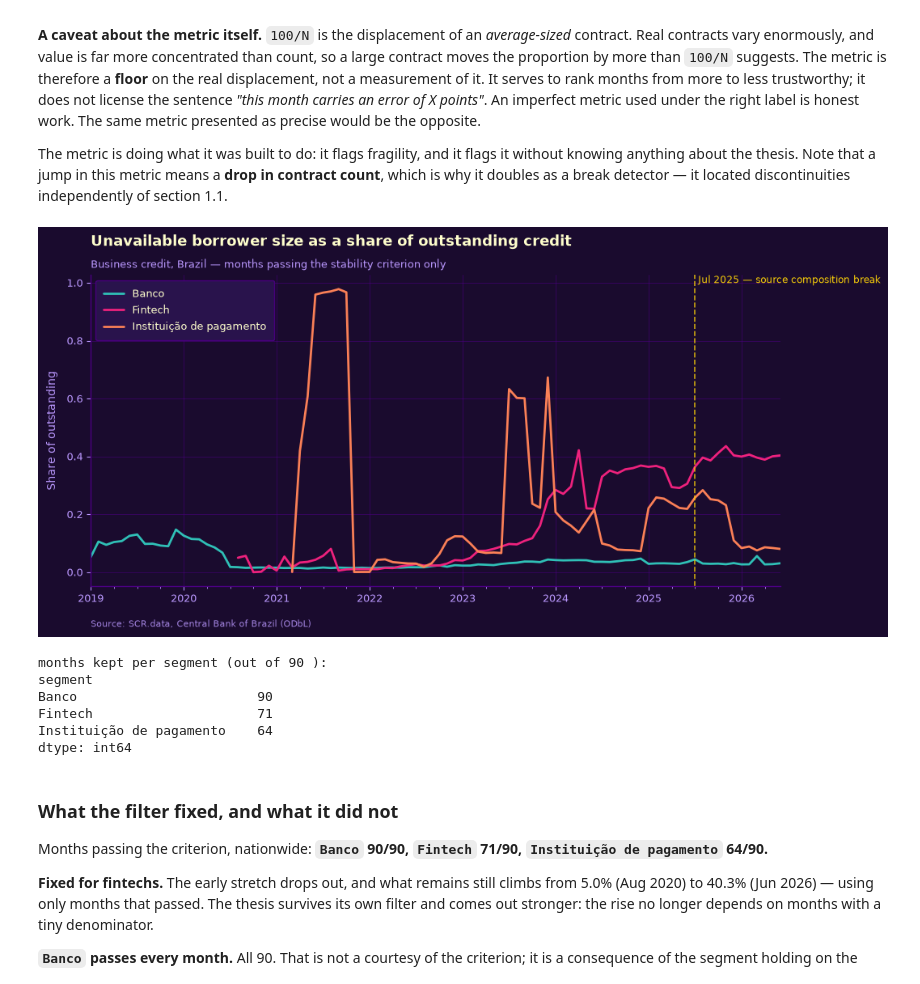
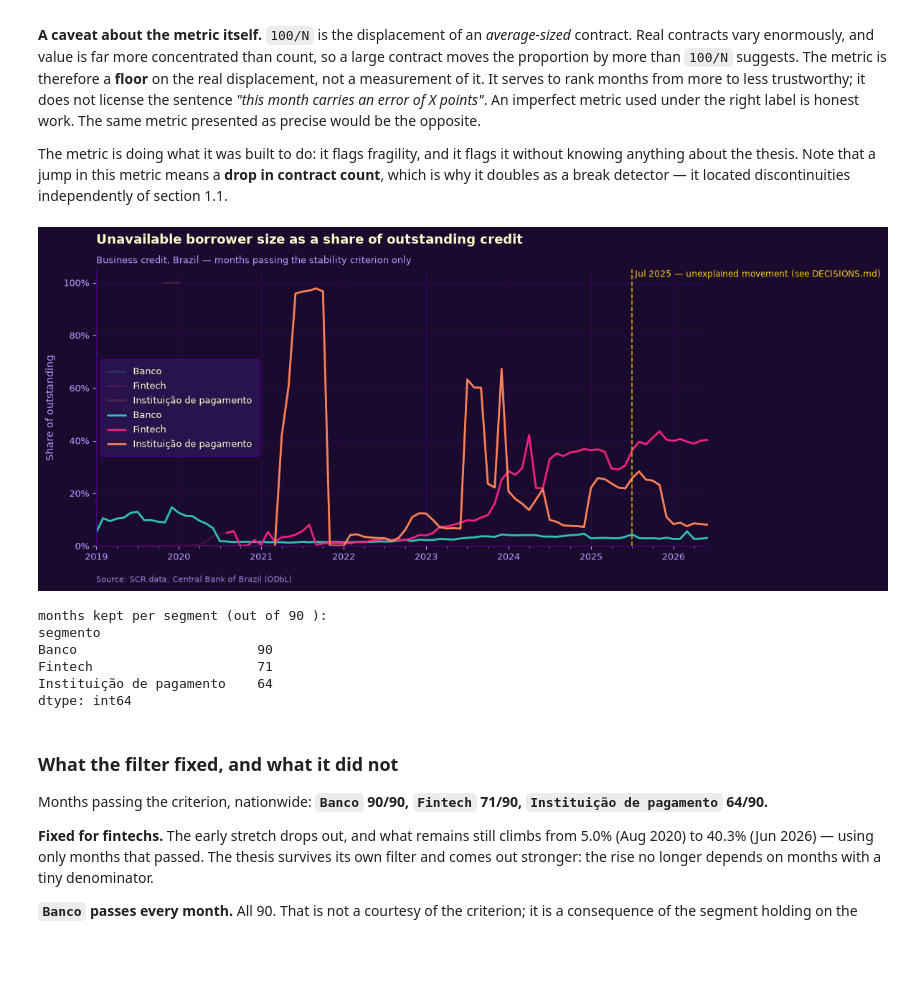
Before and after one commit to msitta/creditlens, a Jupyter notebook: notebooks/01_unavailable_size.ipynb, the cells around one changed output. Saved outputs shown, nothing was run; the diff lists cells and outputs as text; code cells hidden in the pictures; blank space fills up the shorter version.

```diff
--- a/notebooks/01_unavailable_size.ipynb
+++ b/notebooks/01_unavailable_size.ipynb
@@ -344,26 +335,36 @@ the wider test on the list anyway — one month is one month.
 The raw chart first, with everything in it. It shows both the finding and the
 problem.
 # %%
-base = df[df['segment'].isin(STUDIED)]
+base = df[df['segmento'].isin(STUDIED)]
 
 # Denominator: all active credit per month and segment.
-total = base.groupby(['month', 'segment'], observed=True)['outstanding'].sum()
+total = base.groupby(['data_base', 'segmento'], observed=True)[
+    'carteira_ativa'].sum()
 
 # Numerator: the slice with no reported borrower size.
 # reindex + fill_value=0 matters: a month with no such credit is a true zero,
 # not a gap. Without it the line breaks and reads as missing data.
-unavailable = (base[base['size_unavailable']]
-               .groupby(['month', 'segment'], observed=True)['outstanding'].sum()
+unavailable = (base[base['porte_indisponivel']]
+               .groupby(['data_base', 'segmento'], observed=True)['carteira_ativa'].sum()
                .reindex(total.index, fill_value=0))
 
-series = (unavailable / total).unstack('segment')
+series = (unavailable / total).unstack('segmento')
+
+# Both series charts share this ceiling. The filtered chart in section 5 drops
+# exactly the extreme months, so letting matplotlib pick its own limits there
+# would give two same-titled figures different rulers — and the filtered line
+# would look flattened by the criterion rather than by the axis.
+YMAX = series.max().max() * 1.05
 
 fig, ax = style.figure('Unavailable borrower size as a share of outstanding credit',
                        'Share of outstanding',
                        subtitle='Business credit, Brazil — raw series, no stability filter')
 series.plot(ax=ax, color=style.colors(series.columns))
+ax.set_ylim(0, YMAX)
+# The series holds fractions; the narrative and README speak in per cent.
+ax.yaxis.set_major_formatter(PercentFormatter(xmax=1, decimals=0))
 style.mark(ax, pd.Timestamp('2025-07-31'),
-           'Jul 2025 — source composition break')
+           'Jul 2025 — unexplained movement (see DECISIONS.md)')
 style.finalize(ax, 'Source: SCR.data, Central Bank of Brazil (ODbL)')
 plt.show()
 # %% [output]
@@ -618,14 +618,14 @@ big the segment is.
 #
 # Instead of dropping: each masked cell counts as at least one contract.
 
-known = base['contracts'].where(~base['contracts_masked'], 0)
+known = base['numero_de_operacoes'].where(~base['operacoes_suprimidas'], 0)
 
 diag = (base.assign(_known=known)
-            .groupby(['month', 'segment'], observed=True)
-            .agg(outstanding=('outstanding', 'sum'),
+            .groupby(['data_base', 'segmento'], observed=True)
+            .agg(outstanding=('carteira_ativa', 'sum'),
                  known_contracts=('_known', 'sum'),
-                 masked_cells=('contracts_masked', 'sum'),
-                 cells=('contracts_masked', 'size')))
+                 masked_cells=('operacoes_suprimidas', 'sum'),
+                 cells=('operacoes_suprimidas', 'size')))
 
 diag['min_contracts'] = diag['known_contracts'] + diag['masked_cells']
 diag['masked_share'] = diag['masked_cells'] / diag['cells']
@@ -639,7 +639,7 @@ diag['masked_share'] = diag['masked_cells'] / diag['cells']
 # average case, not the worst case.
 diag['max_shift_pp'] = 100 / diag['min_contracts']
 
-diag.groupby('segment', observed=True)[
+diag.groupby('segmento', observed=True)[
     ['max_shift_pp', 'masked_share']].describe().round(3)
 # %% [output]
 |  | max_shift_pp |  |  |  |  |  |  |  | masked_share |  | ... |
@@ -649,7 +649,7 @@ diag.groupby('segment', observed=True)[
 | Fintech | 84.0 | 0.055 | 0.146 | 0.001 | 0.001 | 0.002 | 0.014 | 0.781 | 84.0 | 0.753 | ... |
 | Instituição de pagamento | 78.0 | 2.994 | 6.691 | 0.000 | 0.000 | 0.000 | 0.002 | 25.000 | 78.0 | 0.503 | ... |
 # %%
-shift = diag['max_shift_pp'].unstack('segment')
+shift = diag['max_shift_pp'].unstack('segmento')
 
 CEILING_PP = 0.1   # see DECISIONS.md — equivalent to requiring ~1,000 contracts
 
@@ -712,22 +712,29 @@ located discontinuities independently of section 1.1.
 # %%
 eligible = shift <= CEILING_PP
 filtered = series.where(eligible[series.columns])
 
 fig, ax = style.figure('Unavailable borrower size as a share of outstanding credit',
                        'Share of outstanding',
                        subtitle='Business credit, Brazil — months passing the stability criterion only')
+# The raw series is drawn faintly underneath so the months the criterion removed
+# stay visible. Without it, a rejected month and a missing month look identical,
+# and the distinction between the two is the argument of this section.
+series.plot(ax=ax, color=style.colors(
+    series.columns), alpha=0.18, legend=False)
 filtered.plot(ax=ax, color=style.colors(filtered.columns))
+ax.set_ylim(0, YMAX)   # same ruler as the unfiltered chart above
+ax.yaxis.set_major_formatter(PercentFormatter(xmax=1, decimals=0))
 style.mark(ax, pd.Timestamp('2025-07-31'),
-           'Jul 2025 — source composition break')
+           'Jul 2025 — unexplained movement (see DECISIONS.md)')
 style.finalize(ax, 'Source: SCR.data, Central Bank of Brazil (ODbL)')
 plt.show()
 
 print('months kept per segment (out of', len(series), '):')
 print(eligible[series.columns].sum())
 # %% [output]
-[figure, old version]
+[figure, new version]
 months kept per segment (out of 90 ):
-segment
+segmento
 Banco                       90
 Fintech                     71
 Instituição de pagamento    64
```
Also changed, not shown: parts of 9 cells of this notebook, 8 other files.
